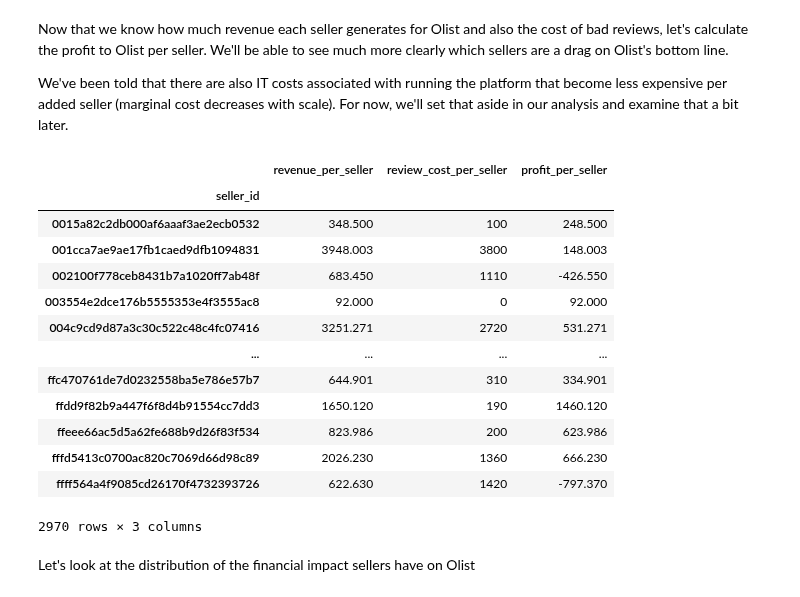
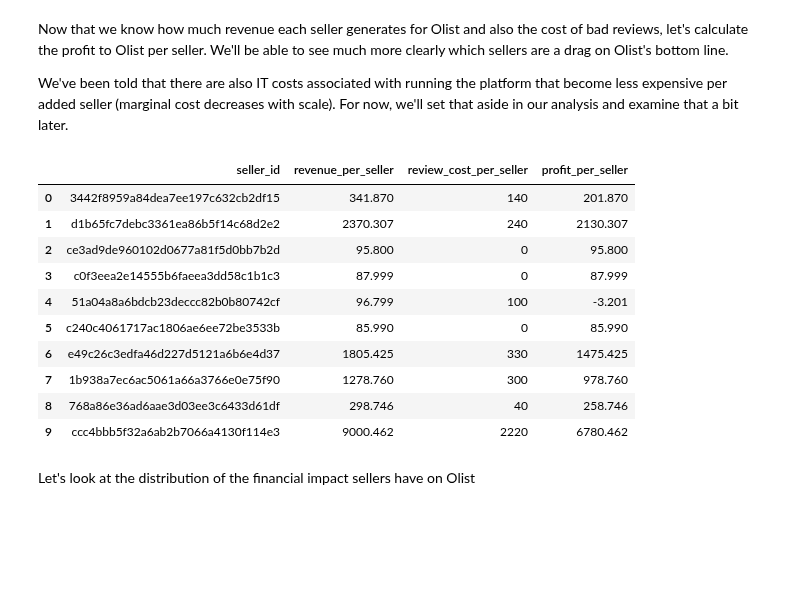
Before and after one commit to phlln/olist-analysis, a Jupyter notebook: notebooks/ceo_request-Phil-UPDATED.ipynb, the cells around one changed output. Drawn from its saved outputs; the diff is of its cells as text; code cells hidden in the pictures; blank space fills up the shorter version.

```diff
--- a/notebooks/ceo_request-Phil-UPDATED.ipynb
+++ b/notebooks/ceo_request-Phil-UPDATED.ipynb
@@ -152,8 +168,8 @@ sellers[['seller_id','seller_review_score','review_cost_per_seller']].head()
 #Show calculations in python script or in notebook?
 
 # Calculating per seller cost to Olist due to bad reviews
-sellers['cost_of_review'] = sellers.review_score.map({ 1: 100, 2: 50, 3: 40, 4: 0, 5: 0})
-sellers['review_cost_per_seller'] = sellers.groupby(by=['seller_id'], as_index=False).sum().cost_of_review
+# sellers['cost_of_review'] = sellers.seller_review_score.map({ 1: 100, 2: 50, 3: 40, 4: 0, 5: 0})
+# sellers['review_cost_per_seller'] = sellers.groupby(by=['seller_id'], as_index=False).sum().cost_of_review
 # %% [markdown]
 # Profits per seller
 # %% [markdown]
@@ -163,22 +179,21 @@ We've been told that there are also IT costs associated with running the platfor
 # %%
 # Calculate the profit as 'revenue_per_seller' - 'review_cost_per_seller'
 sellers['profit_per_seller'] = sellers.revenue_per_seller - sellers.review_cost_per_seller
 sellers[['seller_id', 'revenue_per_seller', 'review_cost_per_seller', 'profit_per_seller']].groupby(by='seller_id').sum()
+
+sellers[['seller_id', 'revenue_per_seller', 'review_cost_per_seller', 'profit_per_seller']].head(10)
 # %% [output]
-|  | revenue_per_seller | review_cost_per_seller | profit_per_seller |
-| seller_id |  |  |  |
-| 0015a82c2db000af6aaaf3ae2ecb0532 | 348.500 | 100 | 248.500 |
-| 001cca7ae9ae17fb1caed9dfb1094831 | 3948.003 | 3800 | 148.003 |
-| 002100f778ceb8431b7a1020ff7ab48f | 683.450 | 1110 | -426.550 |
-| 003554e2dce176b5555353e4f3555ac8 | 92.000 | 0 | 92.000 |
-| 004c9cd9d87a3c30c522c48c4fc07416 | 3251.271 | 2720 | 531.271 |
-| ... | ... | ... | ... |
-| ffc470761de7d0232558ba5e786e57b7 | 644.901 | 310 | 334.901 |
-| ffdd9f82b9a447f6f8d4b91554cc7dd3 | 1650.120 | 190 | 1460.120 |
-| ffeee66ac5d5a62fe688b9d26f83f534 | 823.986 | 200 | 623.986 |
-| fffd5413c0700ac820c7069d66d98c89 | 2026.230 | 1360 | 666.230 |
-| ffff564a4f9085cd26170f4732393726 | 622.630 | 1420 | -797.370 |
+|  | seller_id | revenue_per_seller | review_cost_per_seller | profit_per_seller |
+| 0 | 3442f8959a84dea7ee197c632cb2df15 | 341.870 | 140 | 201.870 |
+| 1 | d1b65fc7debc3361ea86b5f14c68d2e2 | 2370.307 | 240 | 2130.307 |
+| 2 | ce3ad9de960102d0677a81f5d0bb7b2d | 95.800 | 0 | 95.800 |
+| 3 | c0f3eea2e14555b6faeea3dd58c1b1c3 | 87.999 | 0 | 87.999 |
+| 4 | 51a04a8a6bdcb23deccc82b0b80742cf | 96.799 | 100 | -3.201 |
+| 5 | c240c4061717ac1806ae6ee72be3533b | 85.990 | 0 | 85.990 |
+| 6 | e49c26c3edfa46d227d5121a6b6e4d37 | 1805.425 | 330 | 1475.425 |
+| 7 | 1b938a7ec6ac5061a66a3766e0e75f90 | 1278.760 | 300 | 978.760 |
+| 8 | 768a86e36ad6aae3d03ee3c6433d61df | 298.746 | 40 | 258.746 |
+| 9 | ccc4bbb5f32a6ab2b7066a4130f114e3 | 9000.462 | 2220 | 6780.462 |
-2970 rows × 3 columns
 # %% [markdown]
 Let's look at the distribution of the financial impact sellers have on Olist
 # %%
```
Also changed, not shown: parts of 34 cells of this notebook.
